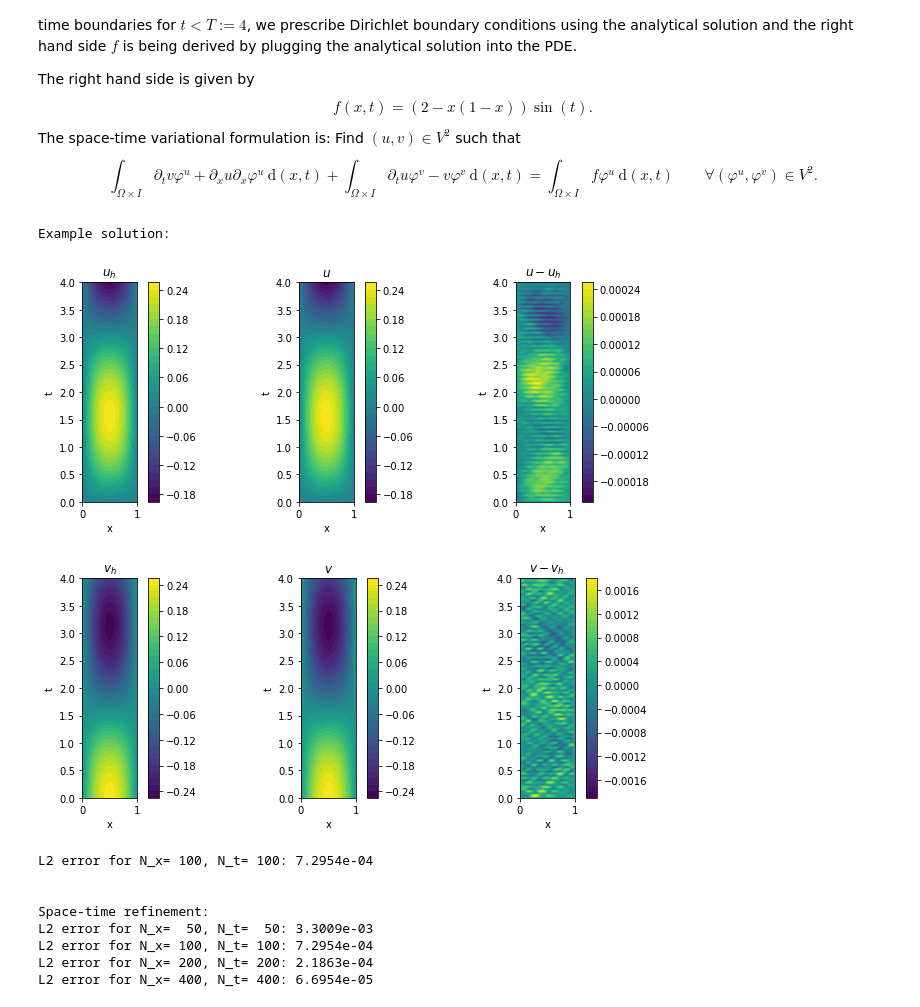
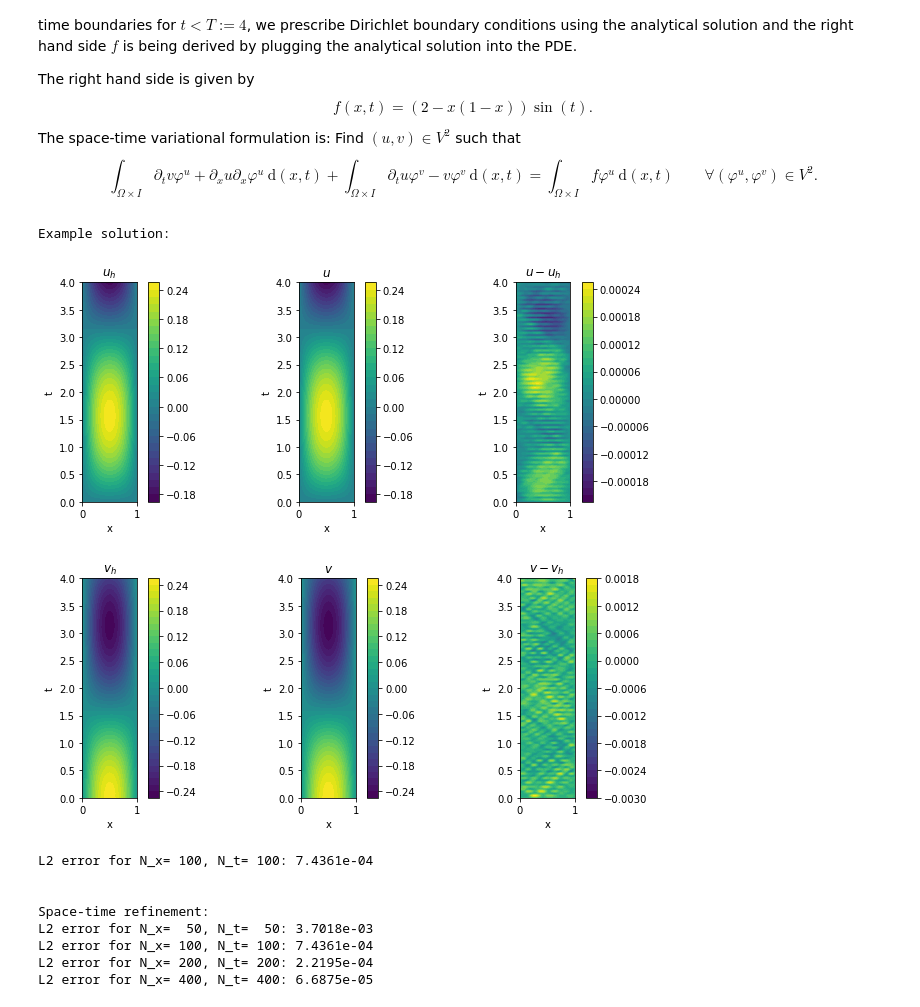
Before and after one commit to mathmerizing/SpaceTimeWave, a Jupyter notebook: Wave_Normal.ipynb, the cells around one changed output. Saved outputs shown, nothing was run; the diff lists cells and outputs as text; code cells hidden in the pictures.

Commit message:
Only apply spatial Dirichlet BC to u

```diff
--- a/Wave_Normal.ipynb
+++ b/Wave_Normal.ipynb
@@ -55,7 +55,9 @@ def solve_wave(n_space, n_time, _plot=False):
 
     # Analytical solution U is used as Dirichlet BC for x ∈ ∂Ω = {x_min, x_max} or t = t0
     U = Expression(('sin(x[1])*x[0]*(1.-x[0])', 'cos(x[1])*x[0]*(1.-x[0])'), degree=2)
-    bc = DirichletBC(V, U, lambda x, on_boundary: (near(x[0], x_min) or near(x[0], x_max) or near(x[1], t0)) and on_boundary)
+    bc_space = DirichletBC(V.sub(0), Expression('sin(x[1])*x[0]*(1.-x[0])', degree=2), lambda x, on_boundary: (near(x[0], x_min) or near(x[0], x_max)) and on_boundary)
+    bc_time = DirichletBC(V, U, lambda x, on_boundary: near(x[1], t0) and on_boundary)
+    bc = [bc_space, bc_time]
 
     # Define variational problem
     f = Expression('sin(x[1])*(2.-x[0]*(1.-x[0]))', degree=2)
@@ -107,39 +109,39 @@ def solve_wave(n_space, n_time, _plot=False):
         plt.subplot(1, 3, 2)
         v_proj = project(U[1], FunctionSpace(mesh, "CG", 1))
         c = plot(v_proj, title='$v$')
         plt.xlabel("x")
         plt.ylabel("t")
         cbar = plt.colorbar(c, orientation='vertical')
 
         plt.subplot(1, 3, 3)
         c = plot(U[1]-v_h, title='$v - v_h$')
         plt.xlabel("x")
         plt.ylabel("t")
         cbar = plt.colorbar(c, orientation='vertical')
 
         plt.tight_layout()
         plt.show()
 
     print(f"L2 error for N_x={n_space:>4}, N_t={n_time:>4}: {errornorm(U, U_h, 'L2'):.4e}")
 
 
 # example solution
 print("Example solution:")
 solve_wave(n_space=100, n_time=100, _plot=True)
 
 # space-time refinement convergence
 print("\n\nSpace-time refinement:")
 for (N_x, N_t) in [(50*pow(2,i), 50*pow(2,i)) for i in range(4)]:
     solve_wave(n_space=N_x, n_time=N_t, _plot=False)
 # %% [output]
 Example solution:
 [figure]
-[figure, old version]
+[figure, new version]
-L2 error for N_x= 100, N_t= 100: 7.2954e-04
+L2 error for N_x= 100, N_t= 100: 7.4361e-04
 
 
 Space-time refinement:
-L2 error for N_x=  50, N_t=  50: 3.3009e-03
-L2 error for N_x= 100, N_t= 100: 7.2954e-04
-L2 error for N_x= 200, N_t= 200: 2.1863e-04
-L2 error for N_x= 400, N_t= 400: 6.6954e-05
+L2 error for N_x=  50, N_t=  50: 3.7018e-03
+L2 error for N_x= 100, N_t= 100: 7.4361e-04
+L2 error for N_x= 200, N_t= 200: 2.2195e-04
+L2 error for N_x= 400, N_t= 400: 6.6875e-05
```
